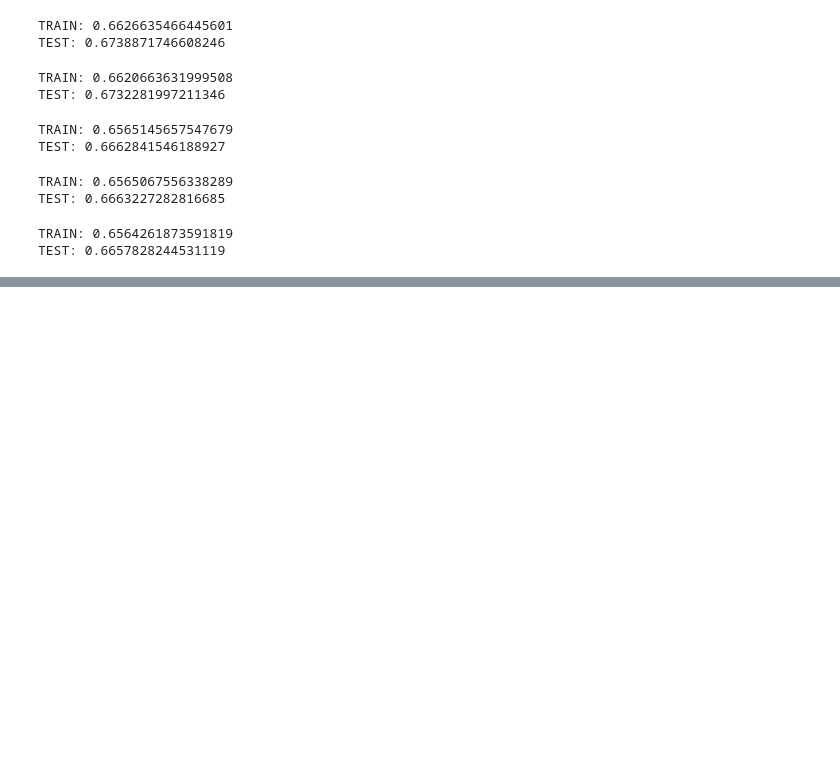
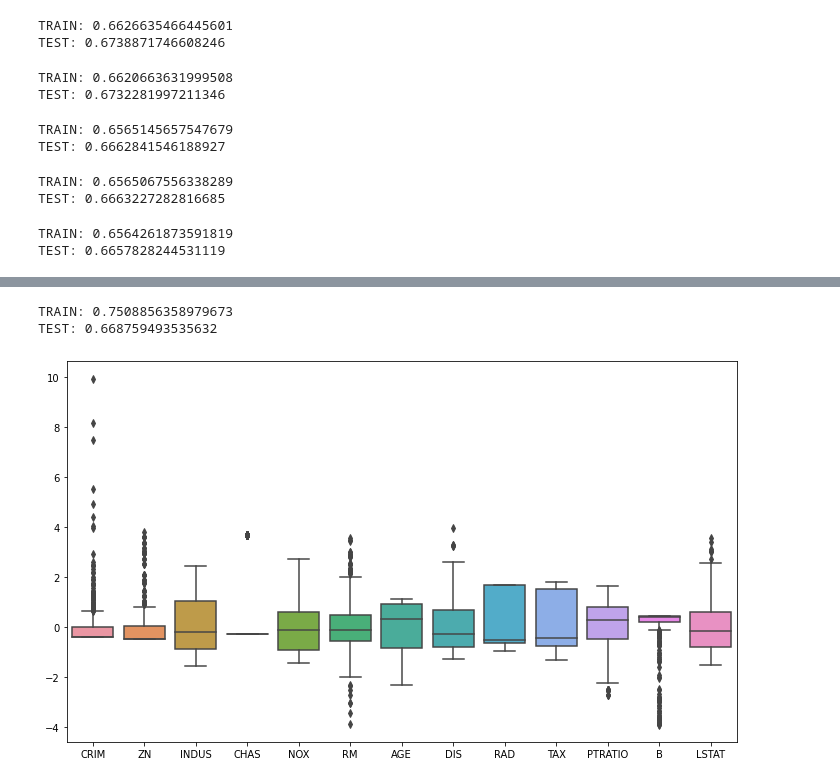
Before and after one commit to marianwitkowski/ML0905, a Jupyter notebook: Dzien01/01-regresja.ipynb, the cells around one changed output, grey strips where cells are left out. Saved outputs shown, nothing was run; the diff lists cells and outputs as text; code cells hidden in the pictures; blank space fills up the shorter version.

```diff
--- a/Dzien01/01-regresja.ipynb
+++ b/Dzien01/01-regresja.ipynb
@@ -532,0 +640,20 @@ TEST: 0.6657828244531119
+# %%
+scaler = StandardScaler()
+x_scaled = scaler.fit_transform(df.iloc[:, :-1])
+
+X = pd.DataFrame(x_scaled, columns=ds.feature_names)
+y = df.MEDV
+
+X_train, X_test, y_train, y_test = train_test_split(X, y, test_size=0.2, random_state=42)
+
+model = LinearRegression()
+model.fit(X_train, y_train)
+print("TRAIN:",model.score(X_train, y_train))
+print("TEST:", model.score(X_test, y_test))
+
+plt.figure(figsize=(12,7))
+sns.boxplot(data=X);
+# %% [output]
+TRAIN: 0.7508856358979673
+TEST: 0.668759493535632
+[figure, added]
```
Also changed, not shown: parts of 12 cells of this notebook.
